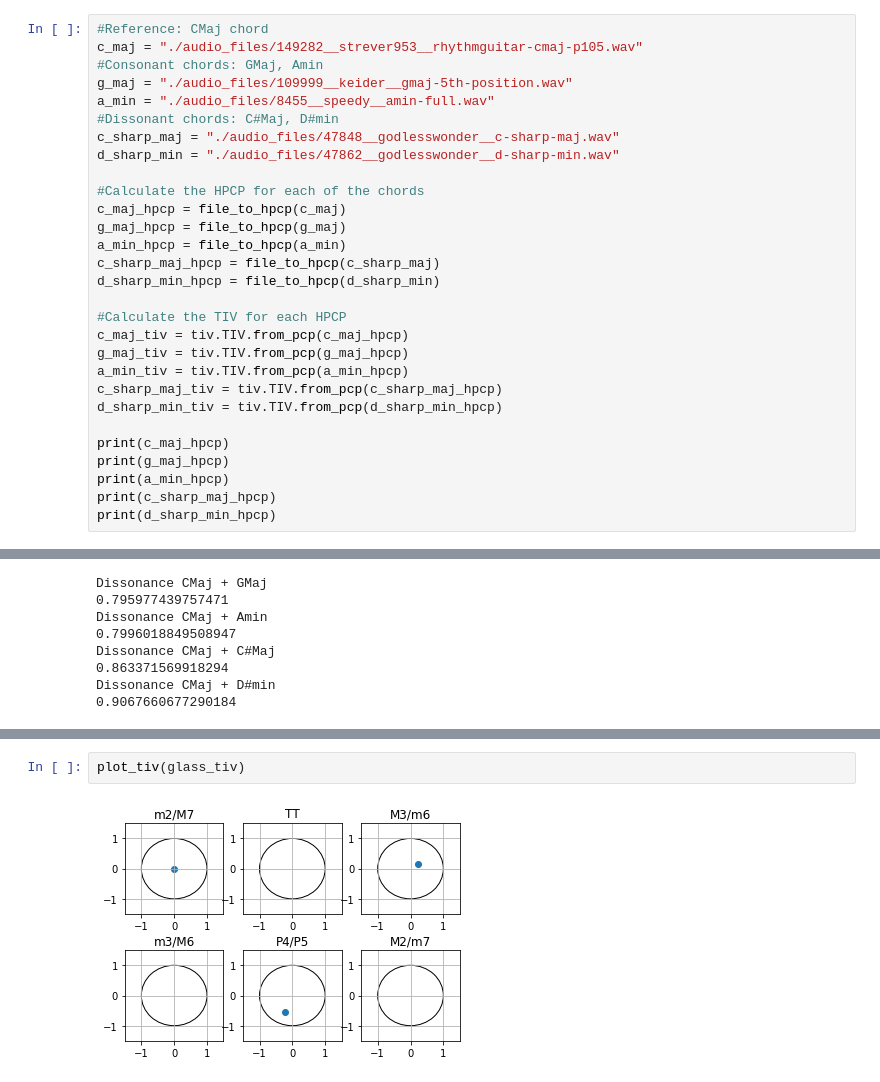
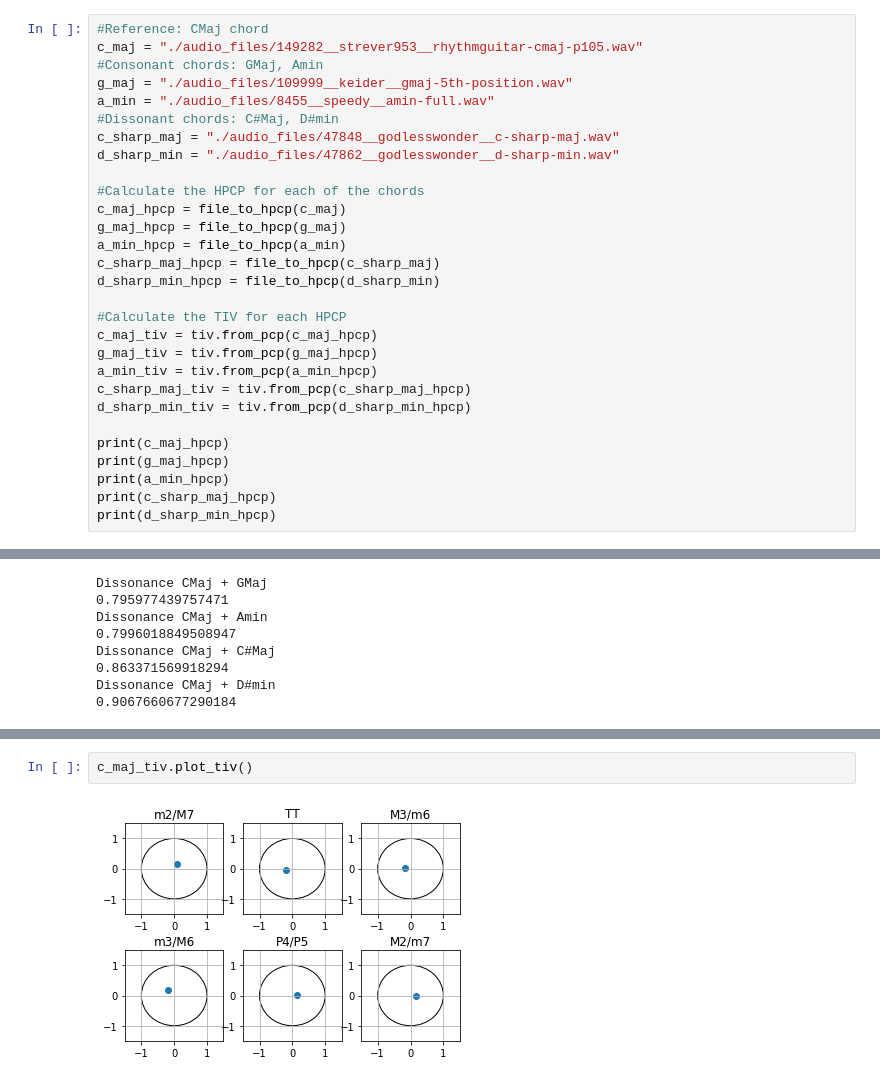
Before and after one commit to aframires/TIVlib, a Jupyter notebook: example.ipynb, the cells around one changed output, grey strips where cells are left out. Drawn from its saved outputs; the diff is of its cells as text.

Commit message:
Removed unnecessary files. Added function to plot TIV without weights (normalized TIV)

```diff
--- a/example.ipynb
+++ b/example.ipynb
@@ -58,11 +57,11 @@ c_sharp_maj_hpcp = file_to_hpcp(c_sharp_maj)
 d_sharp_min_hpcp = file_to_hpcp(d_sharp_min)
 
 #Calculate the TIV for each HPCP
-c_maj_tiv = tiv.TIV.from_pcp(c_maj_hpcp)
-g_maj_tiv = tiv.TIV.from_pcp(g_maj_hpcp)
-a_min_tiv = tiv.TIV.from_pcp(a_min_hpcp)
-c_sharp_maj_tiv = tiv.TIV.from_pcp(c_sharp_maj_hpcp)
-d_sharp_min_tiv = tiv.TIV.from_pcp(d_sharp_min_hpcp)
+c_maj_tiv = tiv.from_pcp(c_maj_hpcp)
+g_maj_tiv = tiv.from_pcp(g_maj_hpcp)
+a_min_tiv = tiv.from_pcp(a_min_hpcp)
+c_sharp_maj_tiv = tiv.from_pcp(c_sharp_maj_hpcp)
+d_sharp_min_tiv = tiv.from_pcp(d_sharp_min_hpcp)
 
 print(c_maj_hpcp)
 print(g_maj_hpcp)
@@ -278,4 +261,4 @@ def plot_tiv(tivs):
-# %%
-plot_tiv(glass_tiv)
-# %% [output]
-[figure, removed]
+# %%
+c_maj_tiv.plot_tiv()
+# %% [output]
+[figure, added]
```
Also changed, not shown: parts of 7 cells of this notebook, 5 other files.
